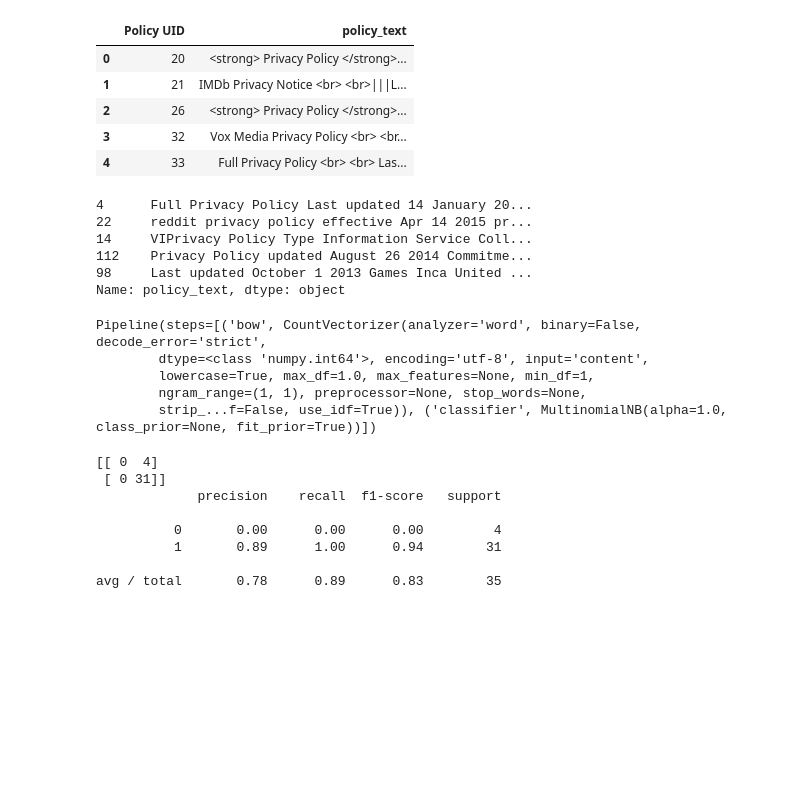
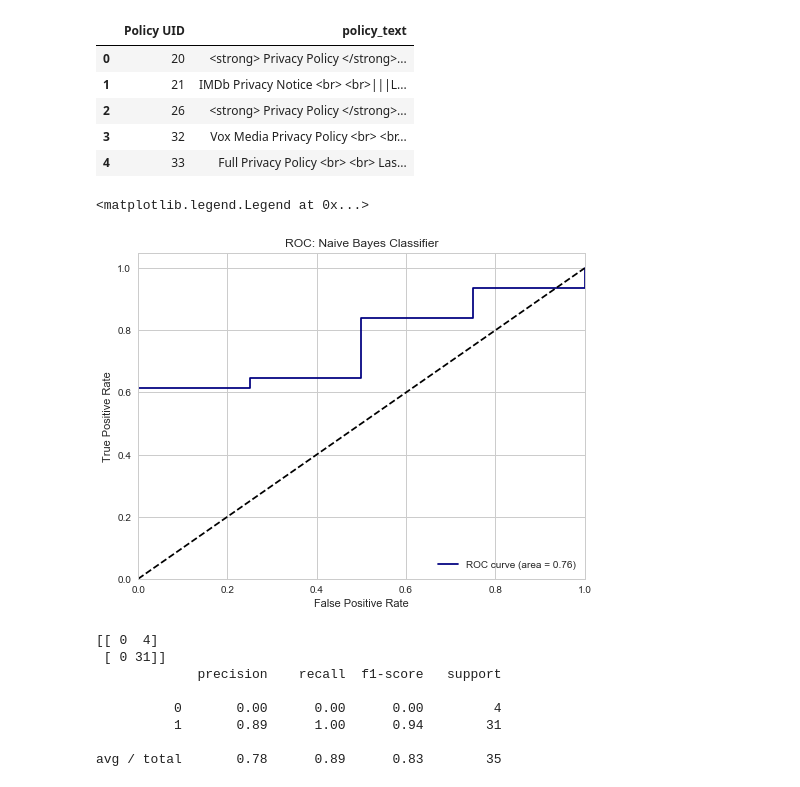
Before and after one commit to pmayostendorp/beforeiaccept, a Jupyter notebook: scripts/Data Encryption Model Development.ipynb, the cells around one changed output. Cells and saved outputs as stored; diff of their text form; code cells hidden in the pictures; blank space fills up the shorter version.

```diff
--- a/scripts/Data Encryption Model Development.ipynb
+++ b/scripts/Data Encryption Model Development.ipynb
@@ -168,19 +326,3 @@ policies.head()
 | 2 | 26 | <strong> Privacy Policy </strong>... |
 | 3 | 32 | Vox Media Privacy Policy <br> <br... |
 | 4 | 33 | Full Privacy Policy <br> <br> Las... |
-# %%
-#Set up our initial text cleaning function
-def text_process_policy(doc):
-    """
-    1. remove punctuation
-    2. remove stopwords
-    3. remove HTML tags
-    4. remove '|||' inserted into corpus documents only
-    """
-    lst = [word for word in doc.split() if re.search(r'\<.*\>',word) is None]
-    lst = ' '.join(lst)
-    lst = [char for char in lst if char not in string.punctuation]
-    lst = ''.join(lst)
-    lst = [word for word in lst.split() if word.lower() not in stopwords.words('english')]
-    lst = [word for word in lst if word.replace('|||','')]
-    return ' '.join(lst)
@@ -199,21 +333,18 @@ policies_train, policies_test, targets_train, targets_test = train_test_split(po
 # %%
 policies_train = policies_train.map(text_process_policy)
 policies_test = policies_test.map(text_process_policy)
-# %%
-policies_train.head()
-# %% [output]
-4      Full Privacy Policy Last updated 14 January 20...
-22     reddit privacy policy effective Apr 14 2015 pr...
-14     VIPrivacy Policy Type Information Service Coll...
-112    Privacy Policy updated August 26 2014 Commitme...
-98     Last updated October 1 2013 Games Inca United ...
-Name: policy_text, dtype: object
+# %%
+#Set up an sklearn pipeline that processes policies, transforms them into a BOW model, applies TFIDF metric,
+#then develops a Naive Bayes classifier.
+data_encryption_NB_policy = Pipeline([
+    ('bow',CountVectorizer(ngram_range=(2,2))),
+    ('tfidf',TfidfTransformer()),
+    ('classifier',MultinomialNB())
+])
 # %%
 #Now fit/train the model
 data_encryption_NB_policy.fit(policies_train,targets_train)
+targets_prob = data_encryption_NB_policy.predict_proba(policies_test)
+preds = data_encryption_NB_policy.predict(policies_test)
+fpr, tpr, __ = roc_curve(targets_test, targets_prob[:,1])
+roc_auc = auc(fpr,tpr)
-# %% [output]
-Pipeline(steps=[('bow', CountVectorizer(analyzer='word', binary=False, decode_error='strict',
-        dtype=<class 'numpy.int64'>, encoding='utf-8', input='content',
-        lowercase=True, max_df=1.0, max_features=None, min_df=1,
-        ngram_range=(1, 1), preprocessor=None, stop_words=None,
-        strip_...f=False, use_idf=True)), ('classifier', MultinomialNB(alpha=1.0, class_prior=None, fit_prior=True))])
@@ -223,2 +351,19 @@ preds_policy = data_encryption_NB_policy.predict(policies_test)
+# %%
+#Plotting out the ROC curve
+import matplotlib.pyplot as plt
+%matplotlib inline
+
+plt.figure(figsize=(8,6))
+plt.plot(fpr, tpr, color='navy', label='ROC curve (area = %0.2f)' % roc_auc)
+plt.plot([0, 1], [0, 1], color='black', linestyle='--')
+plt.xlim([0.0, 1.0])
+plt.ylim([0.0, 1.05])
+plt.xlabel('False Positive Rate')
+plt.ylabel('True Positive Rate')
+plt.title('ROC: Naive Bayes Classifier')
+plt.legend(loc="lower right")
+# %% [output]
+<matplotlib.legend.Legend at 0x...>
+[figure, added]
 # %%
 #Report
```
Also changed, not shown: parts of 50 cells of this notebook.
